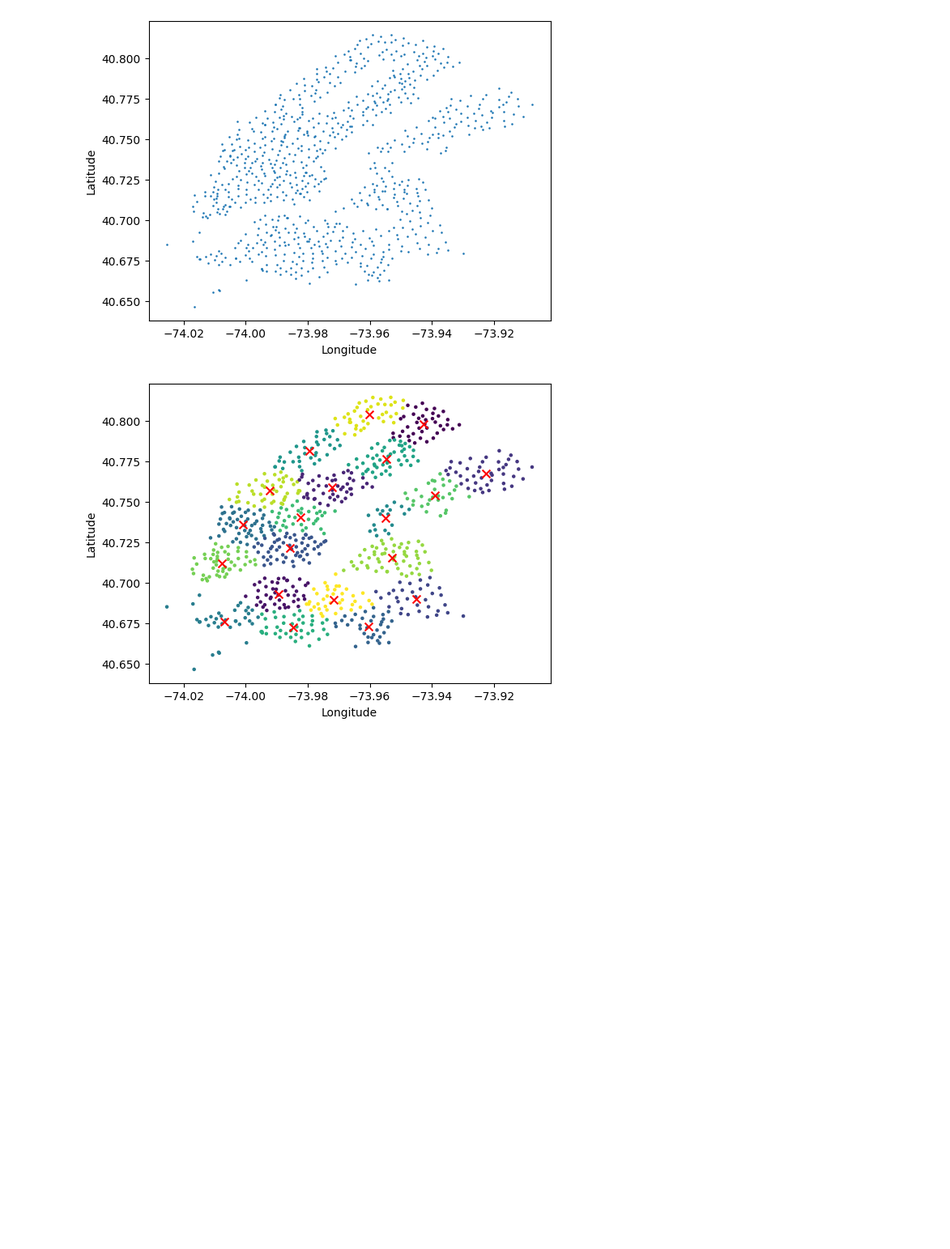
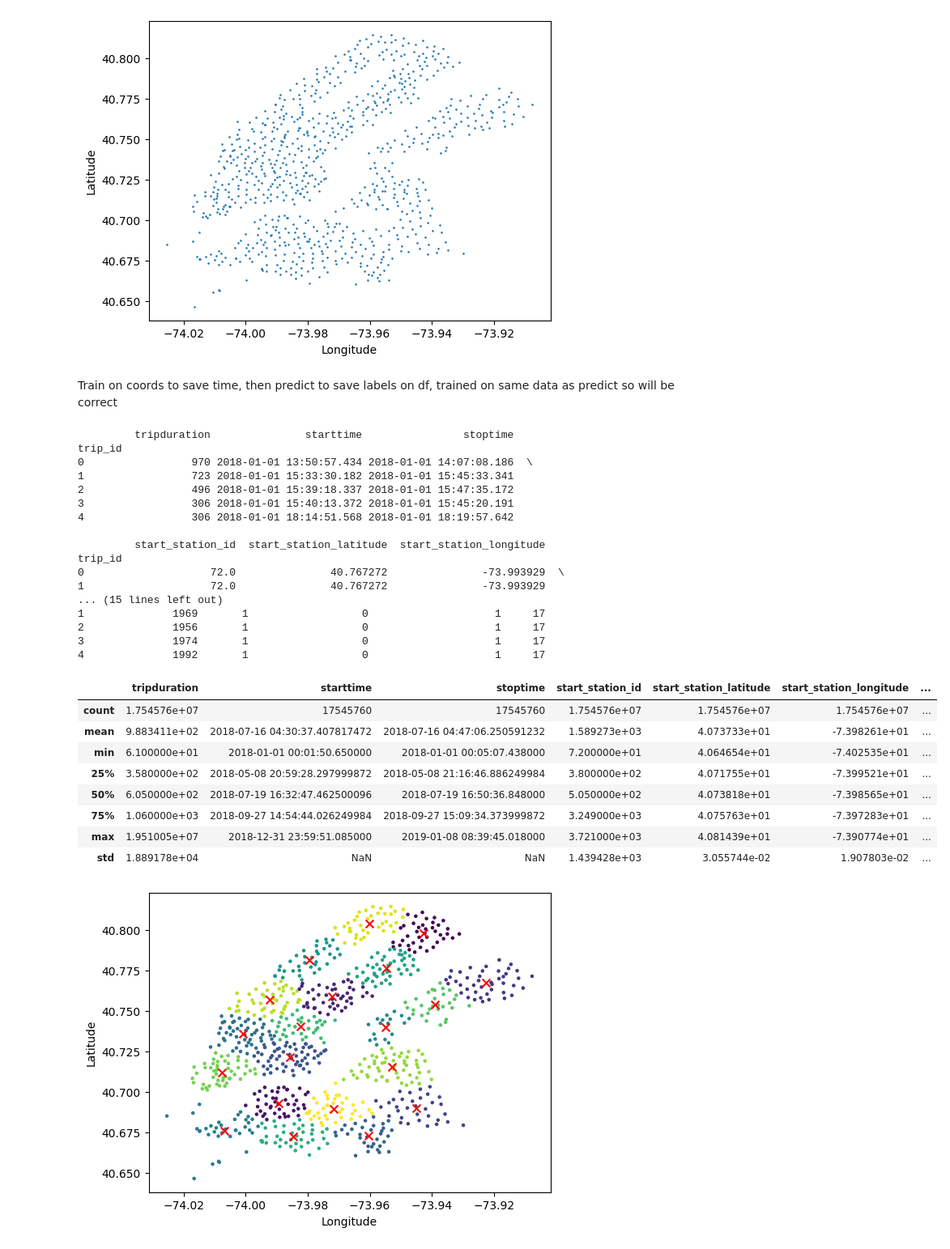
Before and after one commit to AlexisVandenHeede/IntroBA, a Jupyter notebook: report.ipynb, the cells around one changed output. Shown at 81% size. Cells and saved outputs as stored; diff of their text form; code cells hidden in the pictures; blank space fills up the shorter version.

Commit message:
labels saved to df

```diff
--- a/report.ipynb
+++ b/report.ipynb
@@ -121,3 +121,37 @@ kmeans = KMeans(n_clusters=20, random_state=0).fit(coords)
+# %% [markdown]
+Train on coords to save time, then predict to save labels on df, trained on same data as predict so will be correct
+# %%
+df['label'] = kmeans.predict(df[['start_station_longitude','start_station_latitude']].values)
+# %%
+print(df.head())
+df.describe()
+# %% [output]
+         tripduration               starttime                stoptime
+trip_id
+0                 970 2018-01-01 13:50:57.434 2018-01-01 14:07:08.186  \
+1                 723 2018-01-01 15:33:30.182 2018-01-01 15:45:33.341
+2                 496 2018-01-01 15:39:18.337 2018-01-01 15:47:35.172
+3                 306 2018-01-01 15:40:13.372 2018-01-01 15:45:20.191
+4                 306 2018-01-01 18:14:51.568 2018-01-01 18:19:57.642
+
+         start_station_id  start_station_latitude  start_station_longitude
+trip_id
+0                    72.0               40.767272               -73.993929  \
+1                    72.0               40.767272               -73.993929
+... (15 lines left out)
+1              1969       1                  0                    1     17
+2              1956       1                  0                    1     17
+3              1974       1                  0                    1     17
+4              1992       1                  0                    1     17
+|  | tripduration | starttime | stoptime | start_station_id | start_station_latitude | start_station_longitude | ... |
+| count | 1.754576e+07 | 17545760 | 17545760 | 1.754576e+07 | 1.754576e+07 | 1.754576e+07 | ... |
+| mean | 9.883411e+02 | 2018-07-16 04:30:37.407817472 | 2018-07-16 04:47:06.250591232 | 1.589273e+03 | 4.073733e+01 | -7.398261e+01 | ... |
+| min | 6.100000e+01 | 2018-01-01 00:01:50.650000 | 2018-01-01 00:05:07.438000 | 7.200000e+01 | 4.064654e+01 | -7.402535e+01 | ... |
+| 25% | 3.580000e+02 | 2018-05-08 20:59:28.297999872 | 2018-05-08 21:16:46.886249984 | 3.800000e+02 | 4.071755e+01 | -7.399521e+01 | ... |
+| 50% | 6.050000e+02 | 2018-07-19 16:32:47.462500096 | 2018-07-19 16:50:36.848000 | 5.050000e+02 | 4.073818e+01 | -7.398565e+01 | ... |
+| 75% | 1.060000e+03 | 2018-09-27 14:54:44.026249984 | 2018-09-27 15:09:34.373999872 | 3.249000e+03 | 4.075763e+01 | -7.397283e+01 | ... |
+| max | 1.951005e+07 | 2018-12-31 23:59:51.085000 | 2019-01-08 08:39:45.018000 | 3.721000e+03 | 4.081439e+01 | -7.390774e+01 | ... |
+| std | 1.889178e+04 | NaN | NaN | 1.439428e+03 | 3.055744e-02 | 1.907803e-02 | ... |
 # %%
 # plot with cluster colour & centriods
 plt.scatter(coords[:,0], coords[:,1], c=kmeans.labels_, s=5)
```
Also changed, not shown: parts of 1 cell of this notebook.
